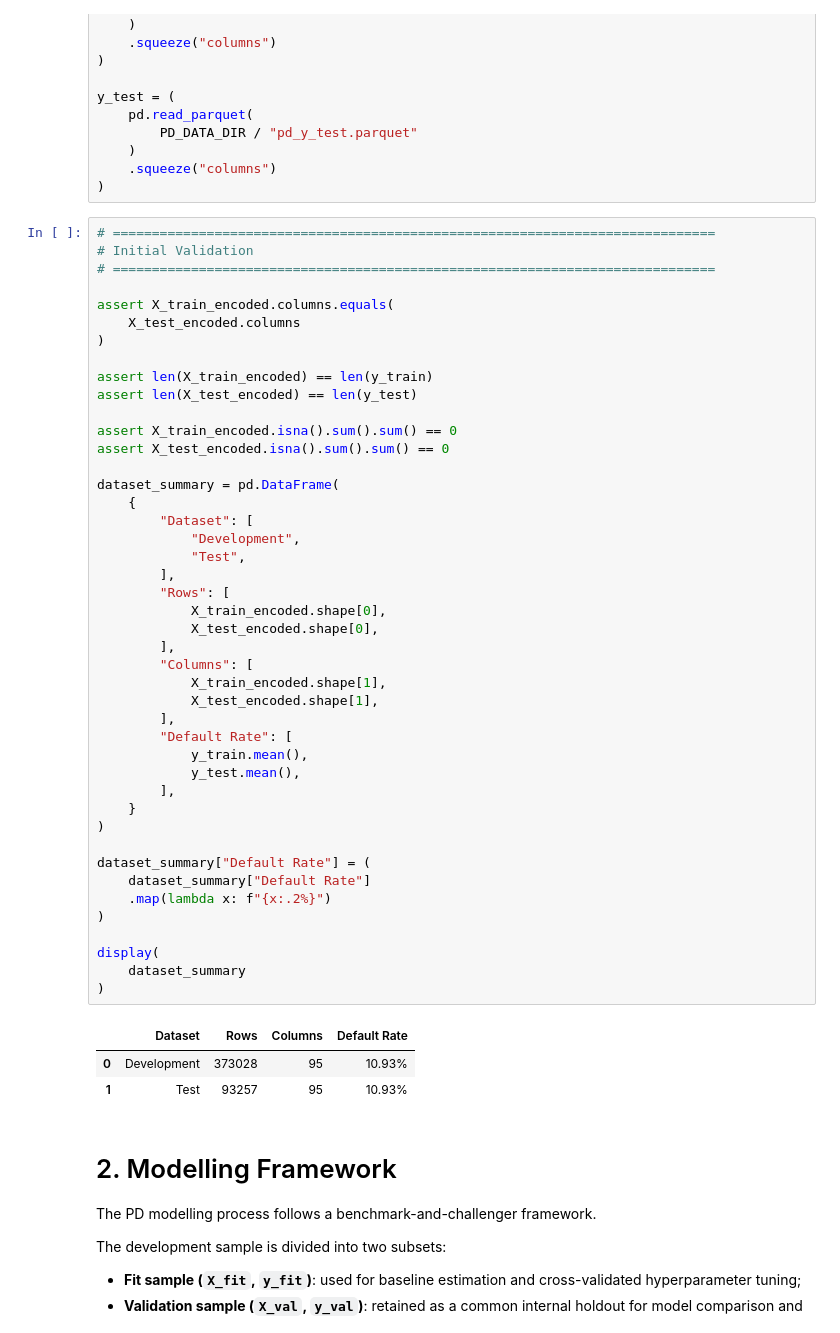
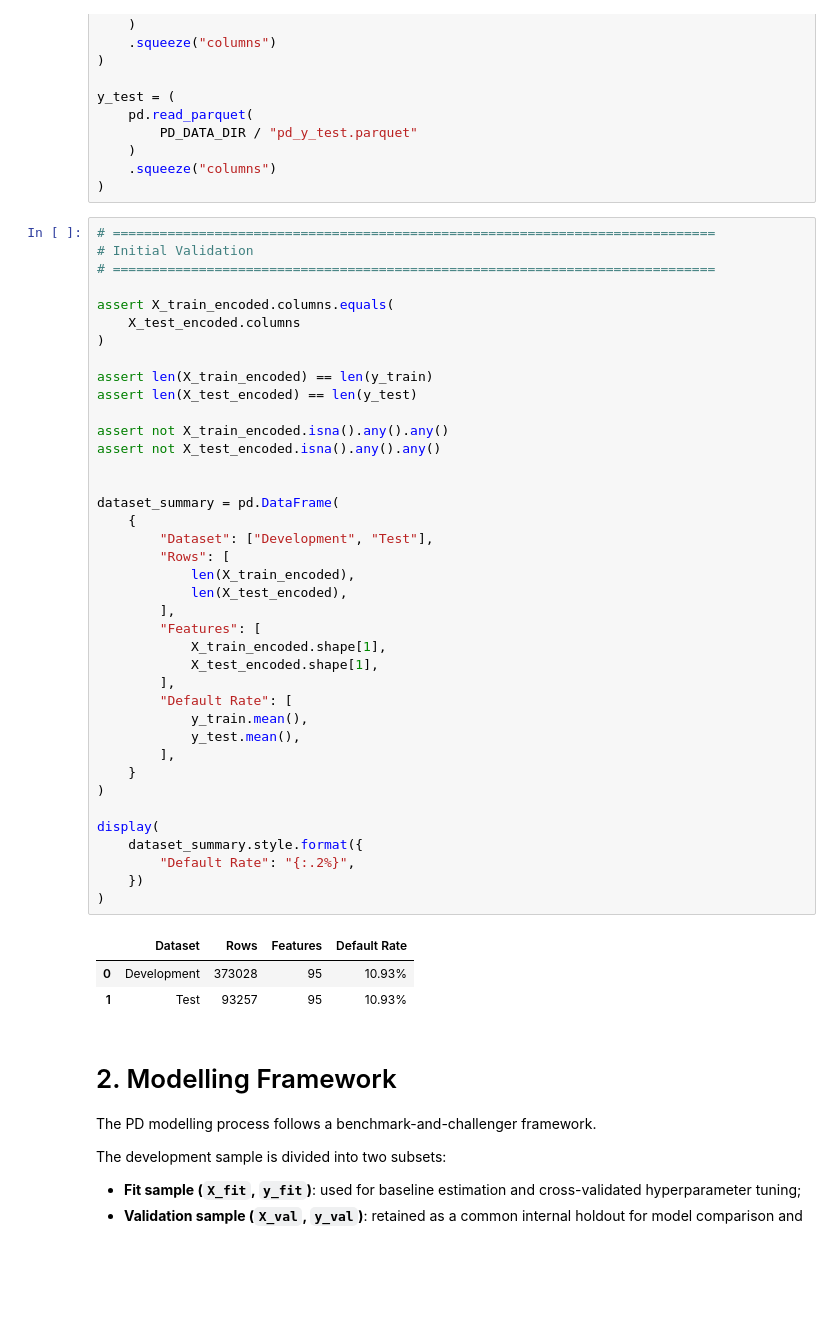
Before and after one commit to HTOUYEM/risk-credit-scoring, a Jupyter notebook: notebooks/03_PD_Model_Development.ipynb, the cells around one changed output. Drawn from its saved outputs; the diff is of its cells as text; blank space fills up the shorter version.

```diff
--- a/notebooks/03_PD_Model_Development.ipynb
+++ b/notebooks/03_PD_Model_Development.ipynb
@@ -116,49 +130,44 @@ y_test = (
 # %%
 # =============================================================================
 # Initial Validation
 # =============================================================================
 
 assert X_train_encoded.columns.equals(
     X_test_encoded.columns
 )
 
 assert len(X_train_encoded) == len(y_train)
 assert len(X_test_encoded) == len(y_test)
 
-assert X_train_encoded.isna().sum().sum() == 0
-assert X_test_encoded.isna().sum().sum() == 0
+assert not X_train_encoded.isna().any().any()
+assert not X_test_encoded.isna().any().any()
+
 
 dataset_summary = pd.DataFrame(
     {
-        "Dataset": [
-            "Development",
-            "Test",
+        "Dataset": ["Development", "Test"],
+        "Rows": [
+            len(X_train_encoded),
+            len(X_test_encoded),
         ],
-        "Rows": [
-            X_train_encoded.shape[0],
-            X_test_encoded.shape[0],
-        ],
-        "Columns": [
+        "Features": [
             X_train_encoded.shape[1],
             X_test_encoded.shape[1],
         ],
         "Default Rate": [
             y_train.mean(),
             y_test.mean(),
         ],
     }
 )
 
-dataset_summary["Default Rate"] = (
-    dataset_summary["Default Rate"]
-    .map(lambda x: f"{x:.2%}")
+display(
+    dataset_summary.style.format({
+        "Default Rate": "{:.2%}",
+    })
 )
-
-display(
-    dataset_summary
-)
 # %% [output]
-|  | Dataset | Rows | Columns | Default Rate |
+|  | Dataset | Rows | Features | Default Rate |
 | 0 | Development | 373028 | 95 | 10.93% |
 | 1 | Test | 93257 | 95 | 10.93% |
 # %% [markdown]
```
Also changed, not shown: parts of 2 cells of this notebook, 17 other files.
